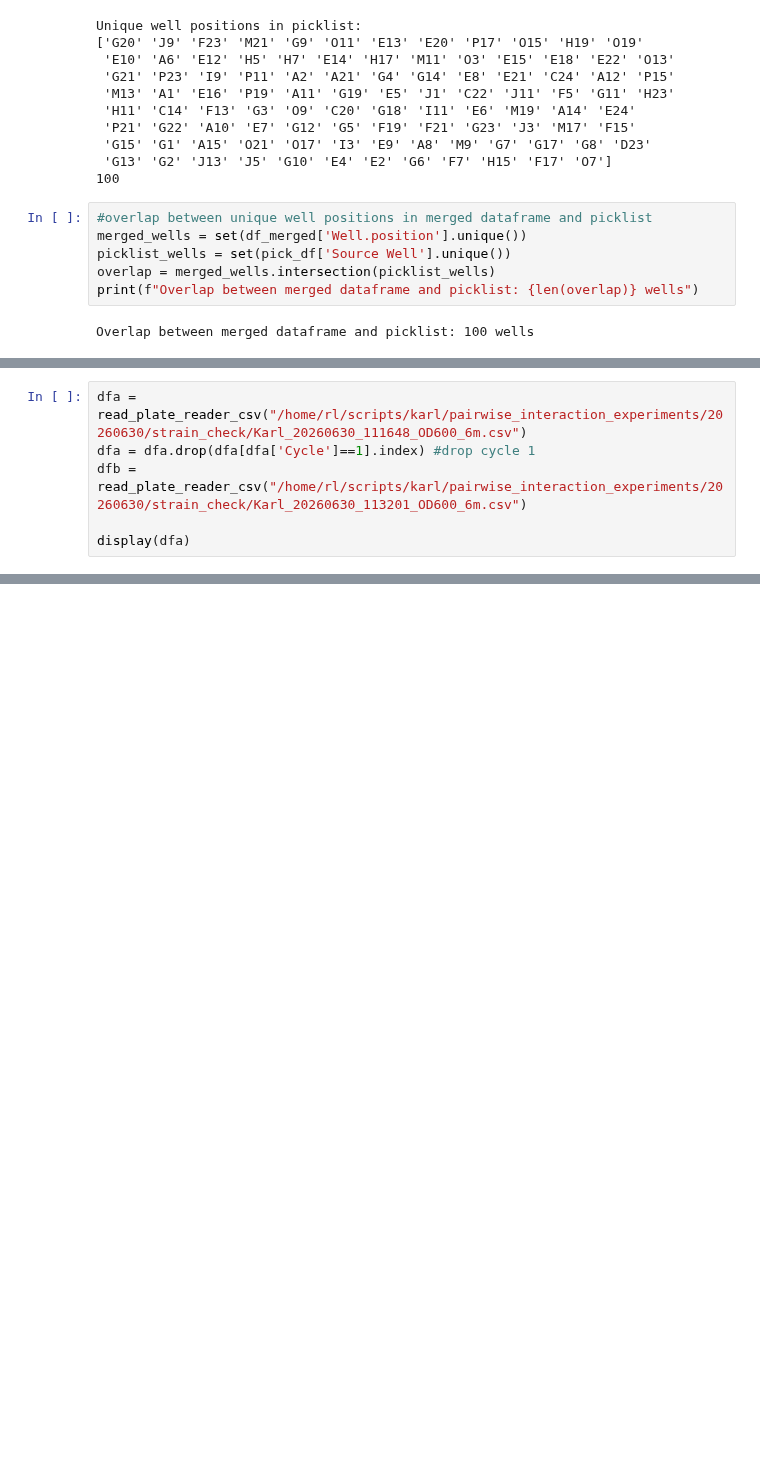
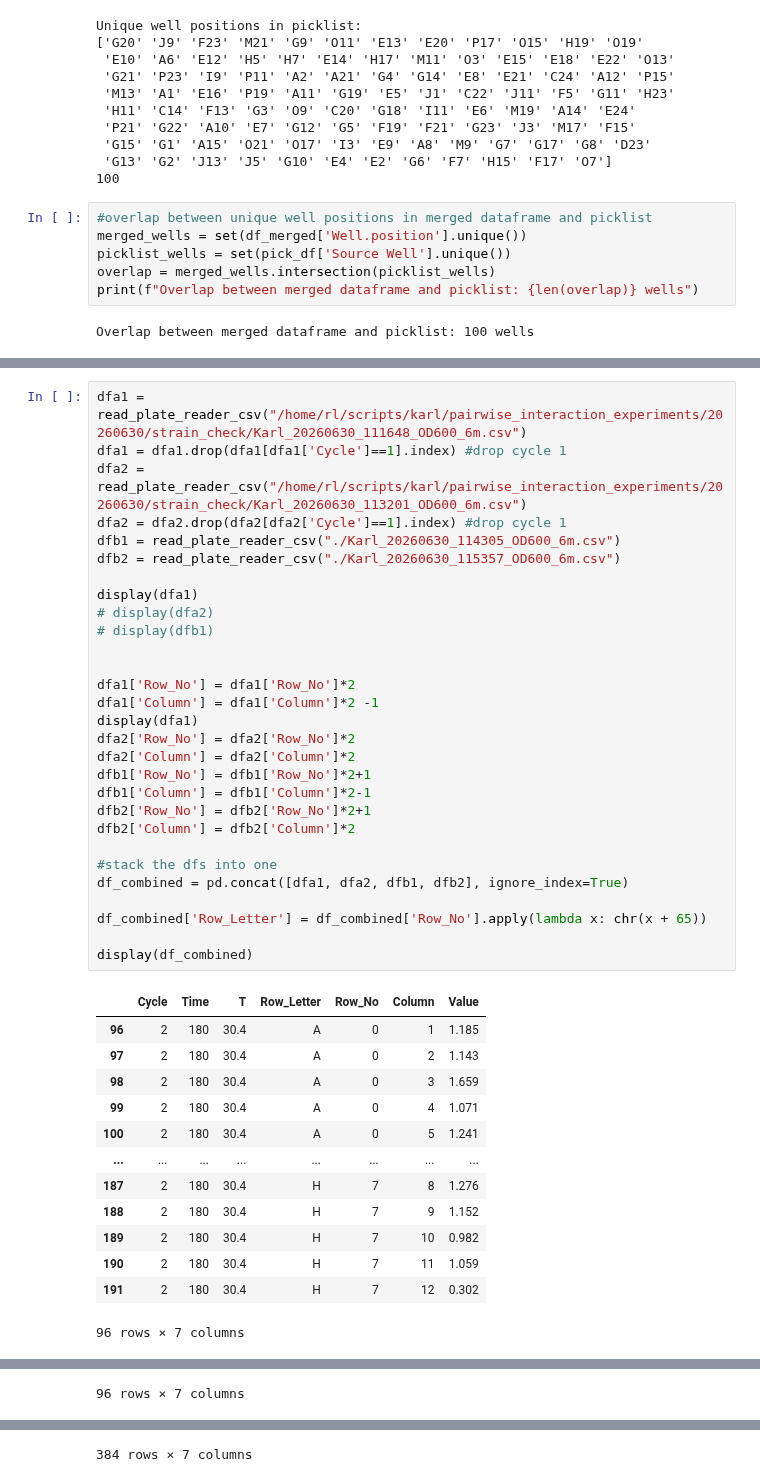
Before and after one commit to RatzkeLab/pairwise-interactions, a Jupyter notebook: 20260630/strain_check/check_strains.ipynb, the cells around one changed output, grey strips where cells are left out. Saved outputs shown, nothing was run; the diff lists cells and outputs as text; blank space fills up the shorter version.

```diff
--- a/20260630/strain_check/check_strains.ipynb
+++ b/20260630/strain_check/check_strains.ipynb
@@ -130,7 +131,44 @@ def read_plate_reader_csv(file_path, n_headers=7):
     return df
 # %%
-dfa = read_plate_reader_csv("/home/rl/scripts/karl/pairwise_interaction_experiments/20260630/strain_check/Karl_20260630_111648_OD600_6m.csv")
-dfa = dfa.drop(dfa[dfa['Cycle']==1].index) #drop cycle 1
-dfb = read_plate_reader_csv("/home/rl/scripts/karl/pairwise_interaction_experiments/20260630/strain_check/Karl_20260630_113201_OD600_6m.csv")
+dfa1 = read_plate_reader_csv("/home/rl/scripts/karl/pairwise_interaction_experiments/20260630/strain_check/Karl_20260630_111648_OD600_6m.csv")
+dfa1 = dfa1.drop(dfa1[dfa1['Cycle']==1].index) #drop cycle 1
+dfa2 = read_plate_reader_csv("/home/rl/scripts/karl/pairwise_interaction_experiments/20260630/strain_check/Karl_20260630_113201_OD600_6m.csv")
+dfa2 = dfa2.drop(dfa2[dfa2['Cycle']==1].index) #drop cycle 1
+dfb1 = read_plate_reader_csv("./Karl_20260630_114305_OD600_6m.csv")
+dfb2 = read_plate_reader_csv("./Karl_20260630_115357_OD600_6m.csv")
 
-display(dfa)
+display(dfa1)
+# display(dfa2)
+# display(dfb1)
+
+
+dfa1['Row_No'] = dfa1['Row_No']*2
+dfa1['Column'] = dfa1['Column']*2 -1
+display(dfa1)
+dfa2['Row_No'] = dfa2['Row_No']*2
+dfa2['Column'] = dfa2['Column']*2
+dfb1['Row_No'] = dfb1['Row_No']*2+1
+dfb1['Column'] = dfb1['Column']*2-1
+dfb2['Row_No'] = dfb2['Row_No']*2+1
+dfb2['Column'] = dfb2['Column']*2
+
+#stack the dfs into one
+df_combined = pd.concat([dfa1, dfa2, dfb1, dfb2], ignore_index=True)
+
+df_combined['Row_Letter'] = df_combined['Row_No'].apply(lambda x: chr(x + 65))
+
+display(df_combined)
+# %% [output]
+|  | Cycle | Time | T | Row_Letter | Row_No | Column | Value |
+| 96 | 2 | 180 | 30.4 | A | 0 | 1 | 1.185 |
+| 97 | 2 | 180 | 30.4 | A | 0 | 2 | 1.143 |
+| 98 | 2 | 180 | 30.4 | A | 0 | 3 | 1.659 |
+| 99 | 2 | 180 | 30.4 | A | 0 | 4 | 1.071 |
+| 100 | 2 | 180 | 30.4 | A | 0 | 5 | 1.241 |
+| ... | ... | ... | ... | ... | ... | ... | ... |
+| 187 | 2 | 180 | 30.4 | H | 7 | 8 | 1.276 |
+| 188 | 2 | 180 | 30.4 | H | 7 | 9 | 1.152 |
+| 189 | 2 | 180 | 30.4 | H | 7 | 10 | 0.982 |
+| 190 | 2 | 180 | 30.4 | H | 7 | 11 | 1.059 |
+| 191 | 2 | 180 | 30.4 | H | 7 | 12 | 0.302 |
+96 rows × 7 columns
@@ -136,0 +187 @@ display(dfa)
+96 rows × 7 columns
@@ -136,0 +200 @@ display(dfa)
+384 rows × 7 columns
```
Also changed, not shown: parts of 9 cells of this notebook.
